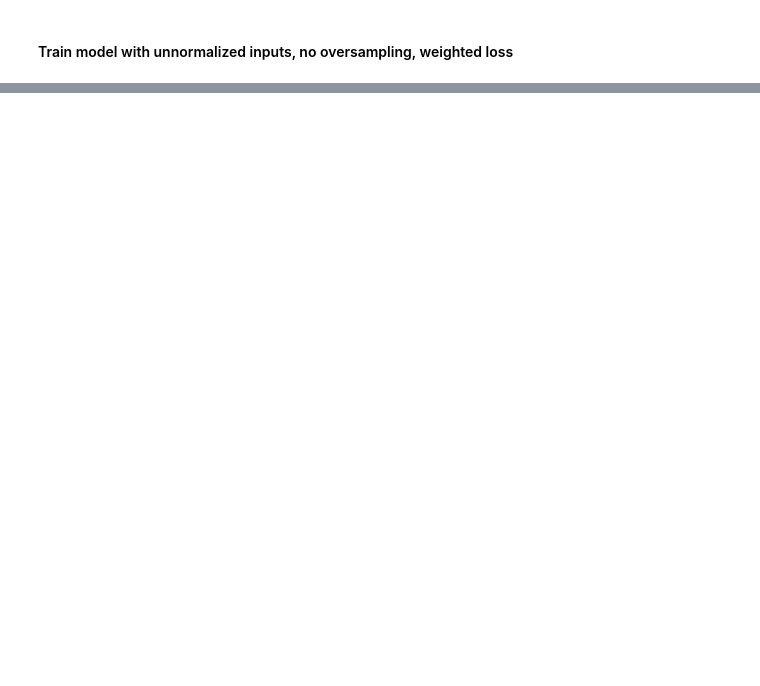
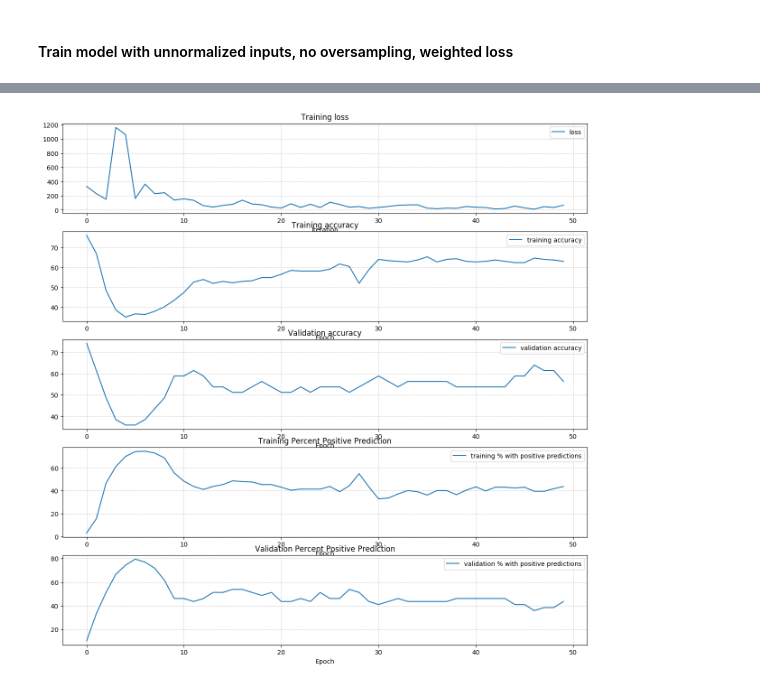
Before and after one commit to amandaliusa/cs231n, a Jupyter notebook: analysis/BarebonesModelPoseformer3DPrecalculated.ipynb, the cells around one changed output, grey strips where cells are left out. Drawn from its saved outputs; the diff is of its cells as text; code cells hidden in the pictures; blank space fills up the shorter version.

```diff
--- a/analysis/BarebonesModelPoseformer3DPrecalculated.ipynb
+++ b/analysis/BarebonesModelPoseformer3DPrecalculated.ipynb
@@ -784,0 +783,29 @@ plt.show()
+# %%
+import matplotlib.pyplot as plt
+
+fig, axes = plt.subplots(5, 1, figsize=(15, 15))
+
+axes[0].set_title('Training loss')
+axes[0].set_xlabel('Iteration')
+axes[1].set_title('Training accuracy')
+axes[1].set_xlabel('Epoch')
+axes[2].set_title('Validation accuracy')
+axes[2].set_xlabel('Epoch')
+axes[3].set_title('Training Percent Positive Prediction')
+axes[3].set_xlabel('Epoch')
+axes[4].set_title('Validation Percent Positive Prediction')
+axes[4].set_xlabel('Epoch')
+
+axes[0].plot(loss, label="loss")
+axes[1].plot(train_acc, label="training accuracy")
+axes[2].plot(val_acc, label="validation accuracy")
+axes[3].plot(train_pos, label="training % with positive predictions")
+axes[4].plot(val_pos, label="validation % with positive predictions")
+
+for ax in axes:
+    ax.legend(loc='best', ncol=4)
+    ax.grid(linestyle='--', linewidth=0.5)
+
+plt.show()
+# %% [output]
+[figure, added]
```
Also changed, not shown: parts of 18 cells of this notebook, 1 other file.
